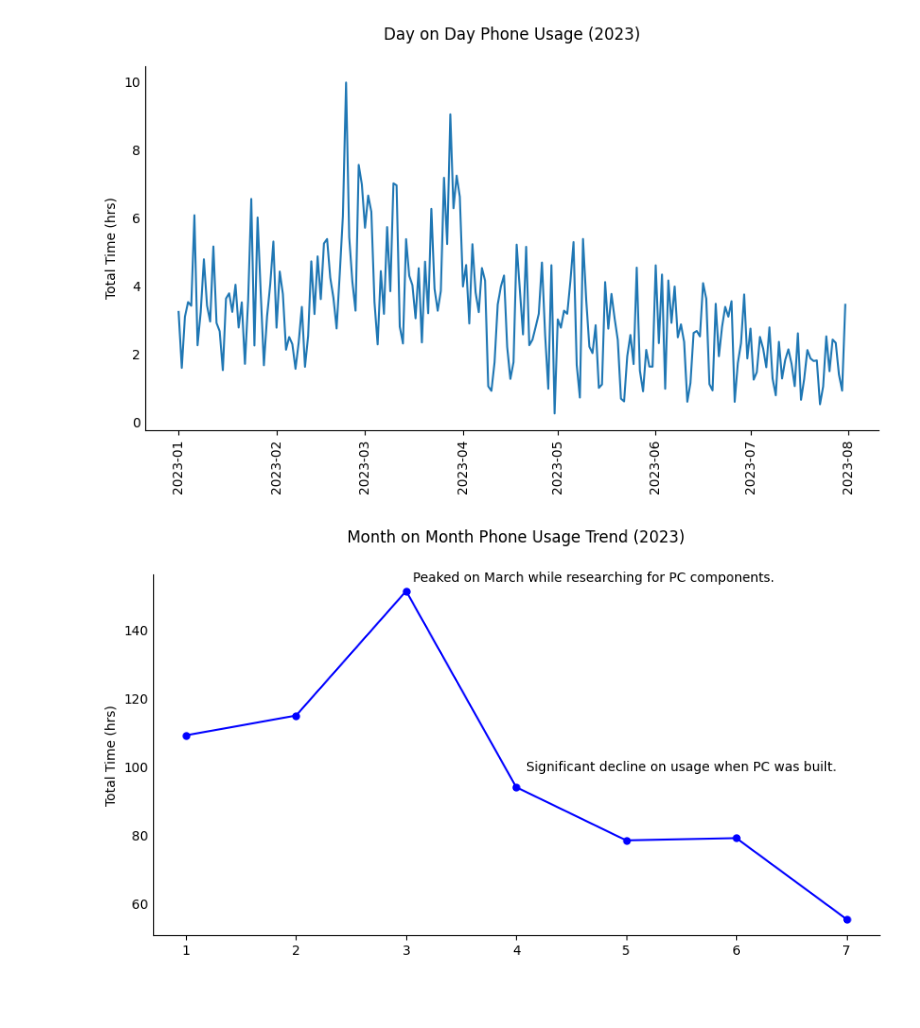
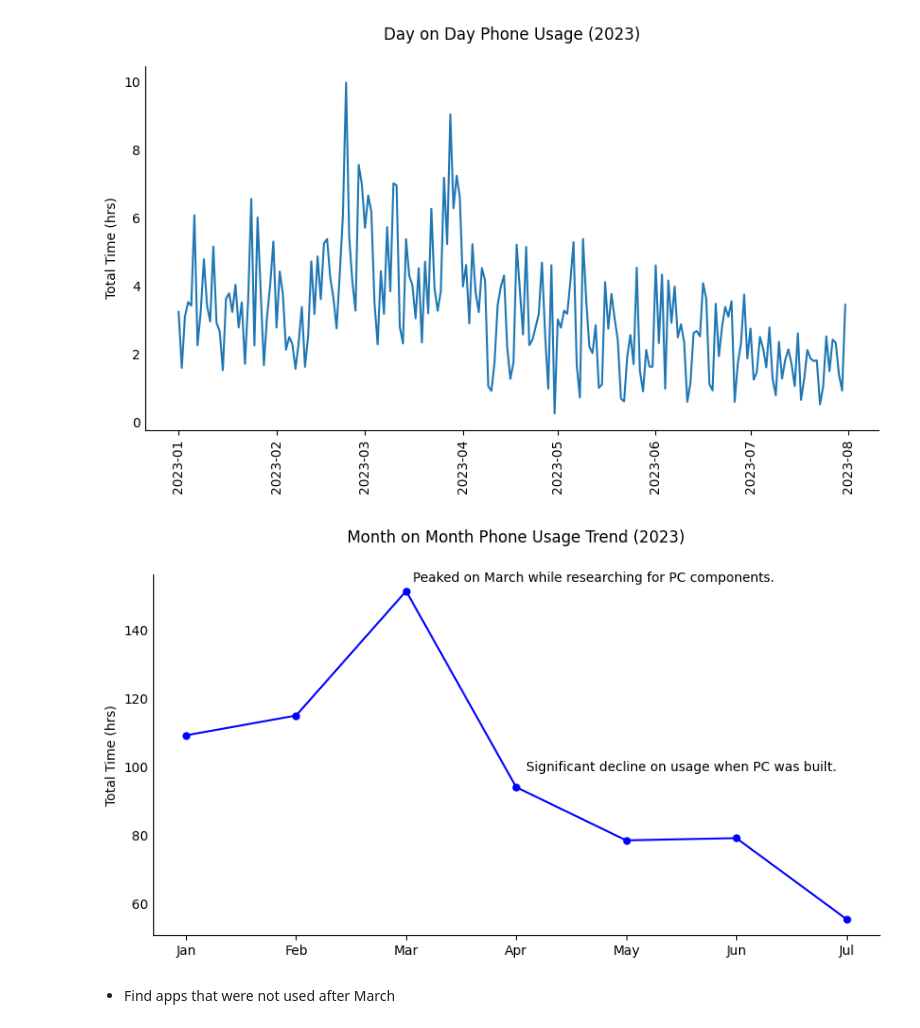
Before and after one commit to afdsfdsfx/phone-usage, a Jupyter notebook: analysis.ipynb, the cells around one changed output. Saved outputs shown, nothing was run; the diff lists cells and outputs as text; code cells hidden in the pictures; blank space fills up the shorter version.

Commit message:
Changed MoM chart x-ticks to months
- Added documentation on MoM code
- Moved project questions to uppermost level

```diff
--- a/analysis.ipynb
+++ b/analysis.ipynb
@@ -274,14 +274,14 @@ mom_duration = pd.pivot_table(
 mom_duration.index.name = None
 # %%
 # Plot month on month data
-import calendar
 
-
+# Set fig size
 plt.figure(
     figsize = (10, 5),
     dpi = 100
 )
 
+# Plot MoM
 plt.plot(
     mom_duration.index,
     mom_duration['duration'].dt.total_seconds() / 3600,
@@ -290,39 +290,52 @@ plt.plot(
     markersize = 5
 )
 
+# Add title
 plt.title(
     label = 'Month on Month Phone Usage Trend (2023)',
     pad = 25
 )
 
+# Change x-axis ticks to months 'MM' format
+plt.xticks(
+    ticks = mom_duration.index,
+    labels = df_2023.index.strftime('%b').unique()
+)
+
+# Add y-axis label and remove tick marks
 plt.ylabel(ylabel = 'Total Time (hrs)')
 plt.tick_params(
     axis = 'y',
     length = 0
 )
 
+# Add first chart comment
 plt.text(
     x = 5.5,
     y = 100,
     s = 'Significant decline on usage when PC was built.',
     horizontalalignment = 'center',
     verticalalignment = 'center',
     wrap = True
 )
 
+# Add second chart comment
 plt.text(
     x = 4.7,
     y = 155,
     s = 'Peaked on March while researching for PC components.',
     horizontalalignment = 'center',
     verticalalignment = 'center',
     wrap = True
 )
 
+# Remove top and right spines
 ax = plt.gca()
 ax.spines['top'].set_visible(False)
 ax.spines['right'].set_visible(False)
 
 plt.show()
 # %% [output]
-[figure, old version]
+[figure, new version]
+# %% [markdown]
+- Find apps that were not used after March
```
Also changed, not shown: parts of 2 cells of this notebook.
